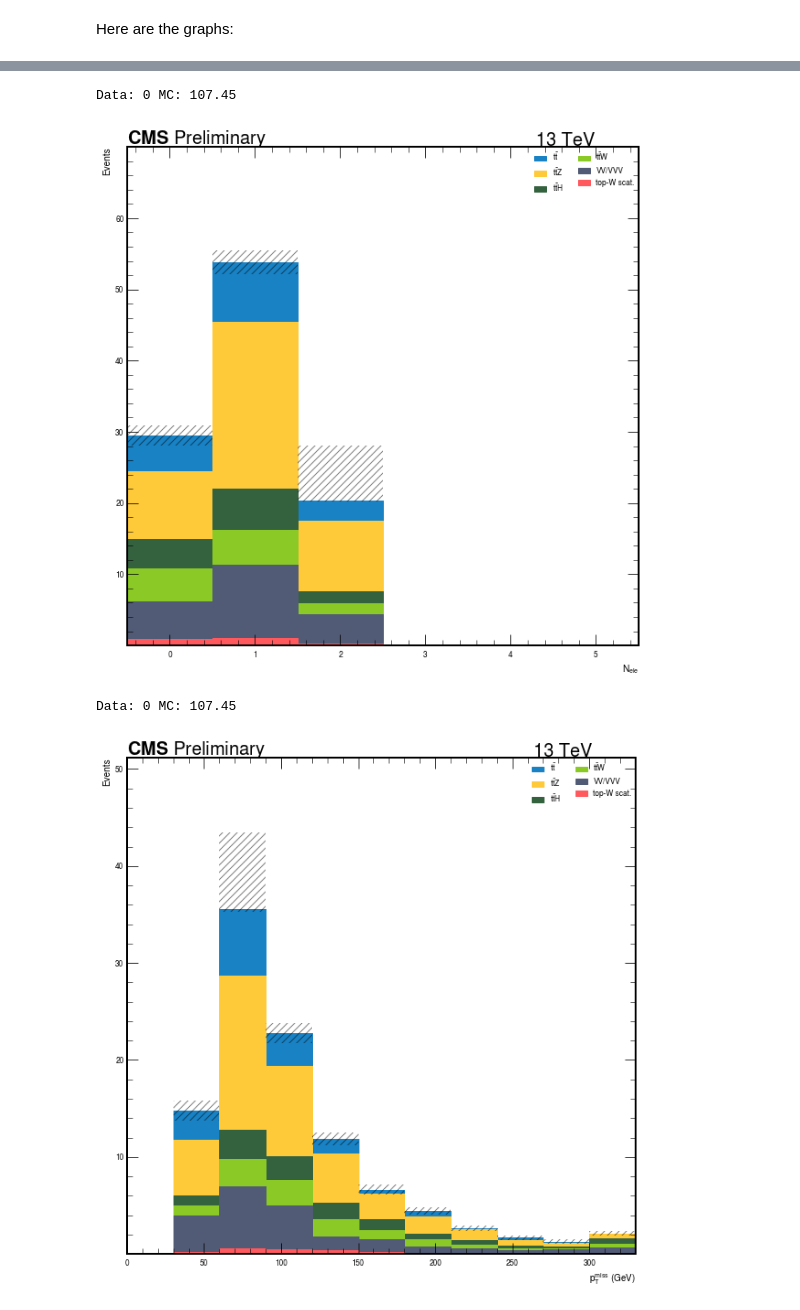
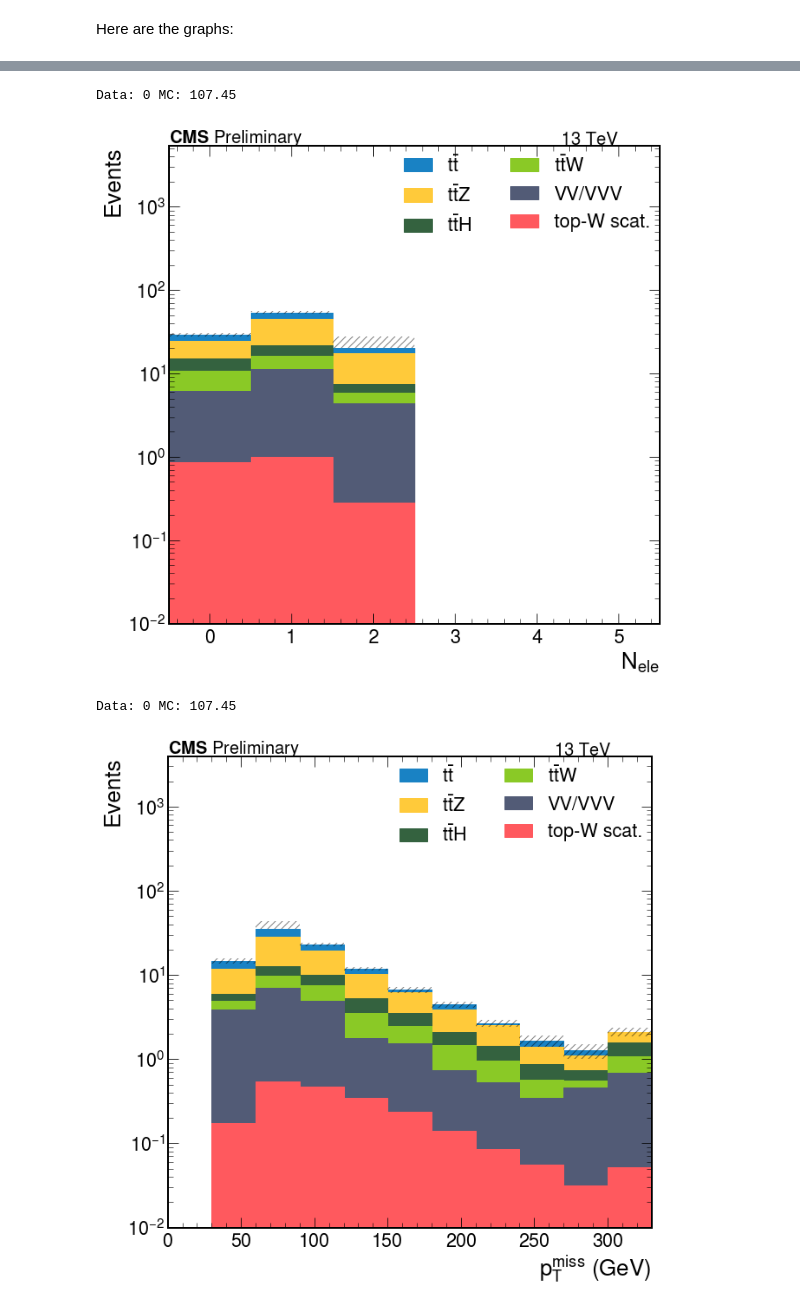
Before and after one commit to HaydenBronson/tW_scattering_dilep, a Jupyter notebook: notebooks/trilep_analysis.ipynb, the cells around one changed output, grey strips where cells are left out. Cells and saved outputs as stored; diff of their text form; code cells hidden in the pictures.

```diff
--- a/notebooks/trilep_analysis.ipynb
+++ b/notebooks/trilep_analysis.ipynb
@@ -24,7 +24,7 @@ small     = False
 # load the config and the cache
 cfg = loadConfig()
 
-cacheName = 'trilep_analysis_tight'
+cacheName = 'trilep_analysis_SS_2tight'
 if small: cacheName += '_small'
 
 cache = dir_archive(os.path.join(os.path.expandvars(cfg['caches']['base']), cacheName), serialized=True)
@@ -280,7 +281,7 @@ Data: 0 MC: 107.45
 # %%
 makePlot(output, 'N_ele', 'multiplicity',
          data=[],
-         bins=N_bins_red, log=False, normalize=False, axis_label=r'$N_{ele}$',
+         bins=N_bins_red, log=True, normalize=False, axis_label=r'$N_{ele}$',
          new_colors=my_colors, new_labels=my_labels,
          order=['topW_v3', 'diboson', 'TTW', 'TTH', 'TTZ', 'ttbar'],
          signals=[],
@@ -288,16 +289,16 @@ makePlot(output, 'N_ele', 'multiplicity',
         )
 # %% [output]
 Data: 0 MC: 107.45
-[figure, old version]
+[figure, new version]
 # %%
 makePlot(output, 'MET', 'pt',
          data=[],
-         bins=pt_bins_coarse, log=False, normalize=False, axis_label=r'$p_{T}^{miss}$ (GeV)',
+         bins=pt_bins_coarse, log=True, normalize=False, axis_label=r'$p_{T}^{miss}$ (GeV)',
          new_colors=my_colors, new_labels=my_labels,
          order=['topW_v3', 'diboson', 'TTW', 'TTH', 'TTZ', 'ttbar'],
          signals=[],
          omit=['topW_EFT_cp8', 'topW_EFT_mix'],
         )
 # %% [output]
 Data: 0 MC: 107.45
-[figure, old version]
+[figure, new version]
```
Also changed, not shown: parts of 7 cells of this notebook, 1 other file.
